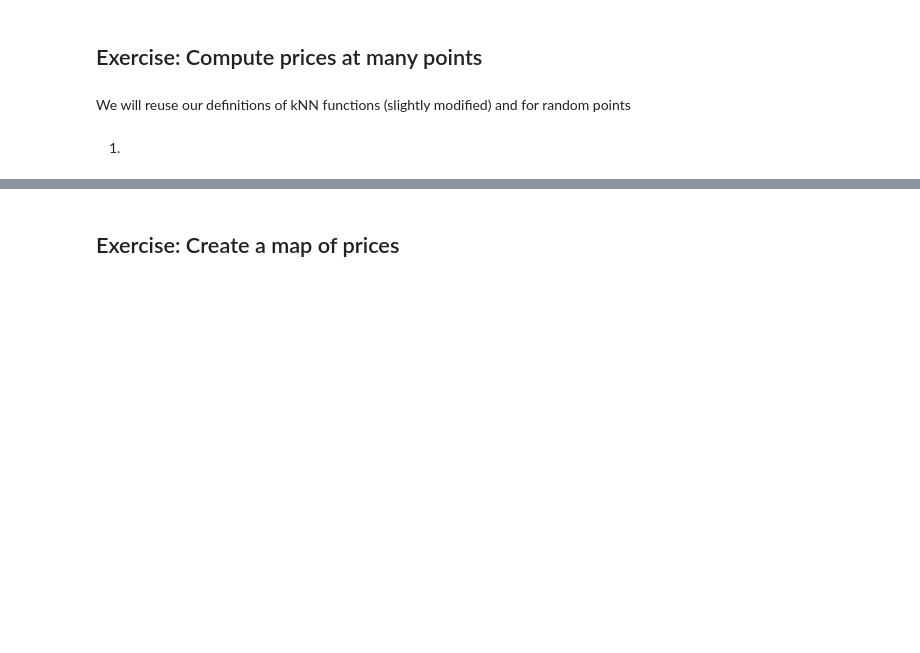
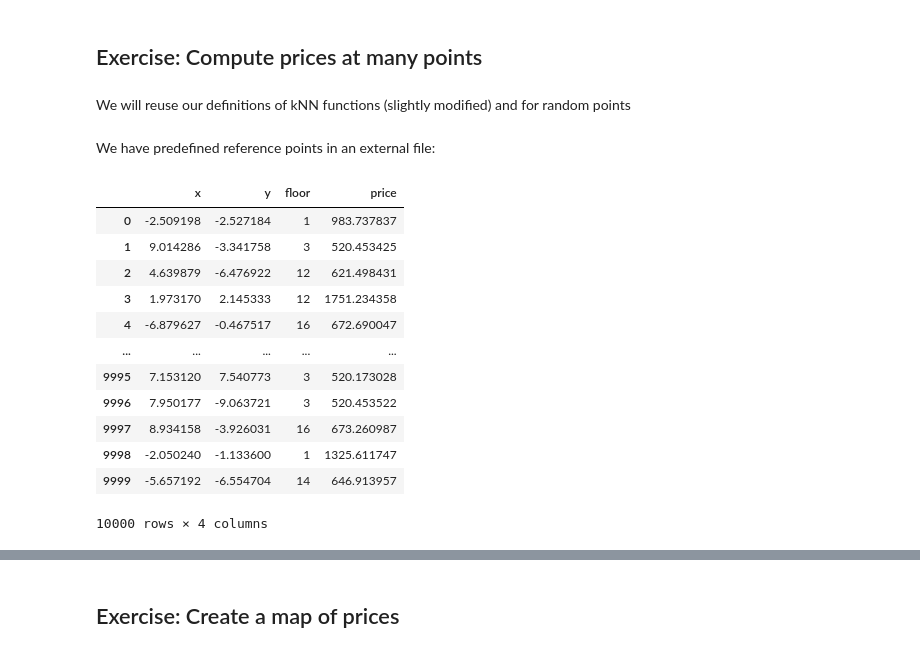
Before and after one commit to gisandnes/europython-25, a Jupyter notebook: 98-ray.ipynb, the cells around one changed output, grey strips where cells are left out. Saved outputs shown, nothing was run; the diff lists cells and outputs as text; code cells hidden in the pictures; blank space fills up the shorter version.

```diff
--- a/98-ray.ipynb
+++ b/98-ray.ipynb
@@ -118,2 +116,0 @@ def create_random_points(
-# %% [markdown]
-1.
@@ -124,0 +160,32 @@ DEFAULT_K = 4   # How many nearest neighbors to consider
+# %% [markdown]
+We have predefined reference points in an external file:
+# %%
+def load_reference_points_df(path: Path = Path("data.parquet")) -> np.ndarray:
+    """
+    Load reference data points from a parquet file.
+
+    Returns:
+    --------
+    data_points: np.ndarray
+        (N, 4) array of data points with x, y, floor, and price columns
+    """
+
+    return pd.read_parquet(path)
+    # return df[["x", "y", "floor", "price"]].to_numpy().astype(float)
+
+reference_points_df = load_reference_points_df()
+reference_points_df
+# %% [output]
+|  | x | y | floor | price |
+| 0 | -2.509198 | -2.527184 | 1 | 983.737837 |
+| 1 | 9.014286 | -3.341758 | 3 | 520.453425 |
+| 2 | 4.639879 | -6.476922 | 12 | 621.498431 |
+| 3 | 1.973170 | 2.145333 | 12 | 1751.234358 |
+| 4 | -6.879627 | -0.467517 | 16 | 672.690047 |
+| ... | ... | ... | ... | ... |
+| 9995 | 7.153120 | 7.540773 | 3 | 520.173028 |
+| 9996 | 7.950177 | -9.063721 | 3 | 520.453522 |
+| 9997 | 8.934158 | -3.926031 | 16 | 673.260987 |
+| 9998 | -2.050240 | -1.133600 | 1 | 1325.611747 |
+| 9999 | -5.657192 | -6.554704 | 14 | 646.913957 |
+10000 rows × 4 columns
```
Also changed, not shown: parts of 34 cells of this notebook, 2 other files.
